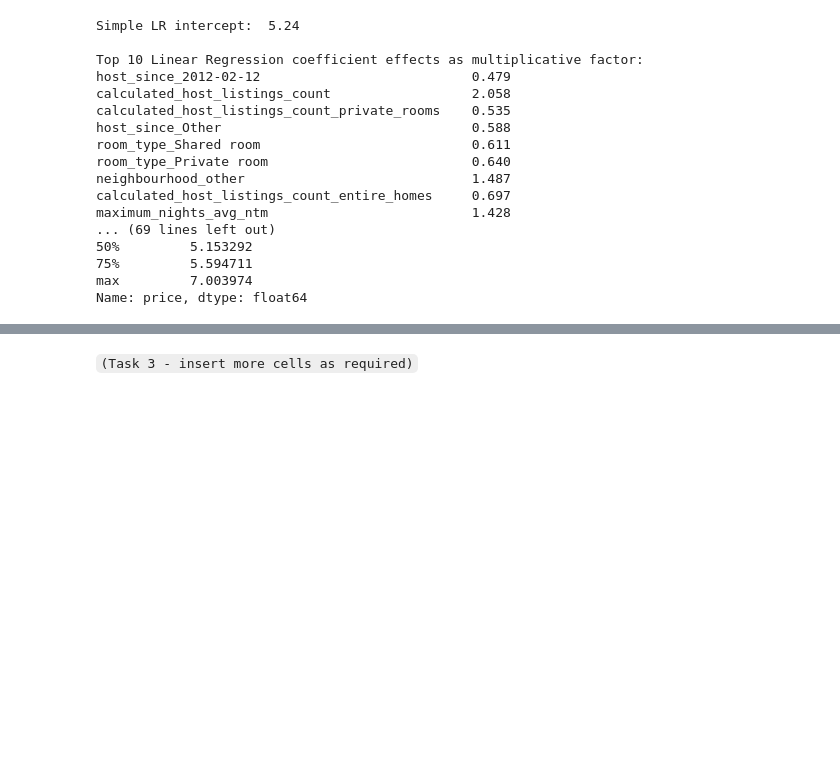
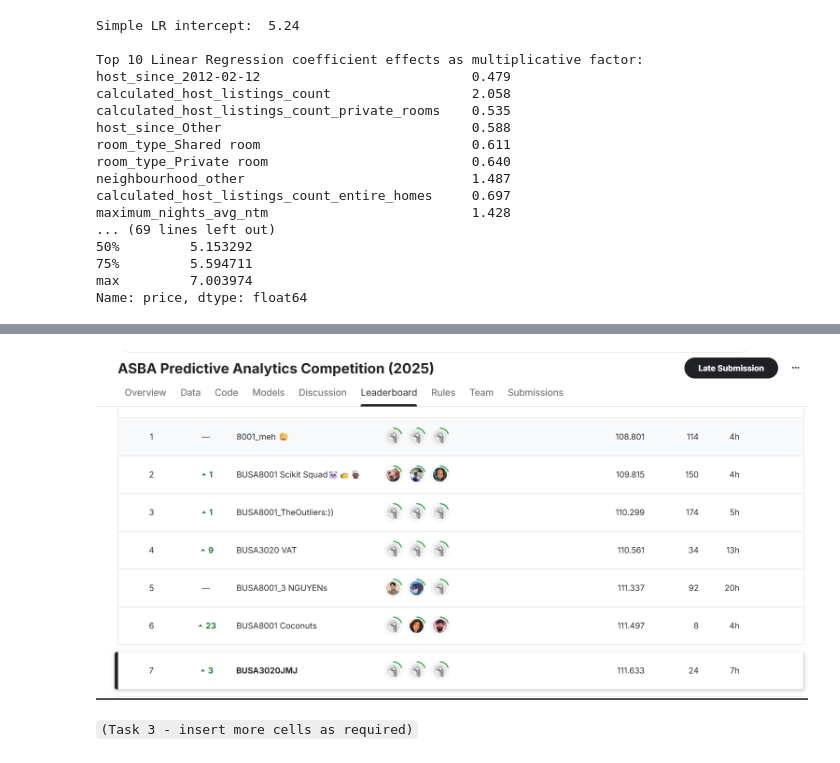
Before and after one commit to MustafaKhan7/BUSA3020_Project, a Jupyter notebook: Group-Project-S1-2025_BestScore_Finishedtaskcode.ipynb, the cells around one changed output, grey strips where cells are left out. Saved outputs shown, nothing was run; the diff lists cells and outputs as text; code cells hidden in the pictures; blank space fills up the shorter version.

```diff
--- a/Group-Project-S1-2025_BestScore_Finishedtaskcode.ipynb
+++ b/Group-Project-S1-2025_BestScore_Finishedtaskcode.ipynb
@@ -1013,3 +1093,7 @@ You can set `force_col_wise=true` to remove the overhead.
+# %%
+Image(filename="final kaggle ranking.png")
+# %% [output]
+[figure, added]
 # %% [markdown]
 `(Task 3 - insert more cells as required)`
 # %% [markdown]
```
Also changed, not shown: parts of 27 cells of this notebook.
